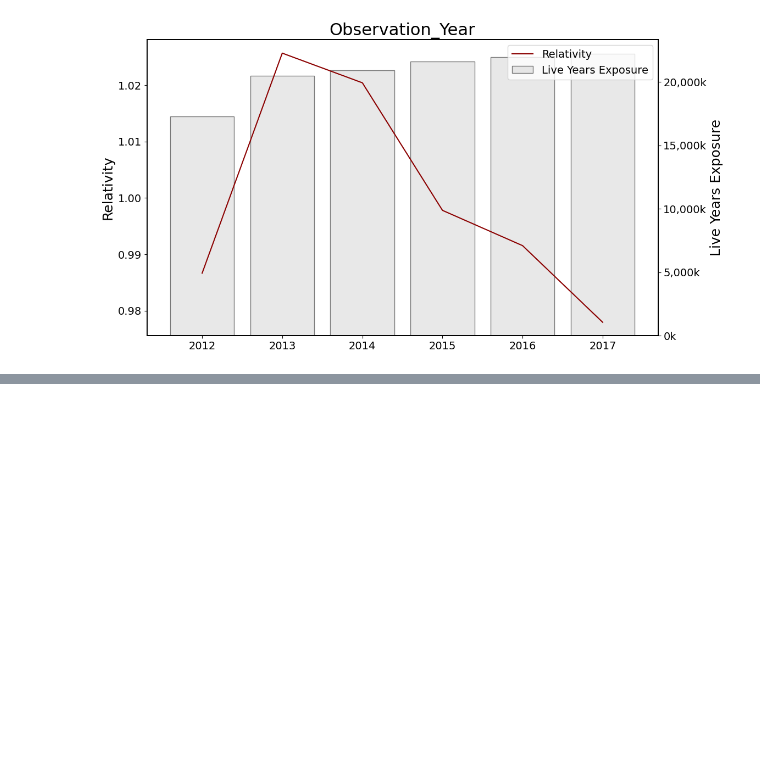
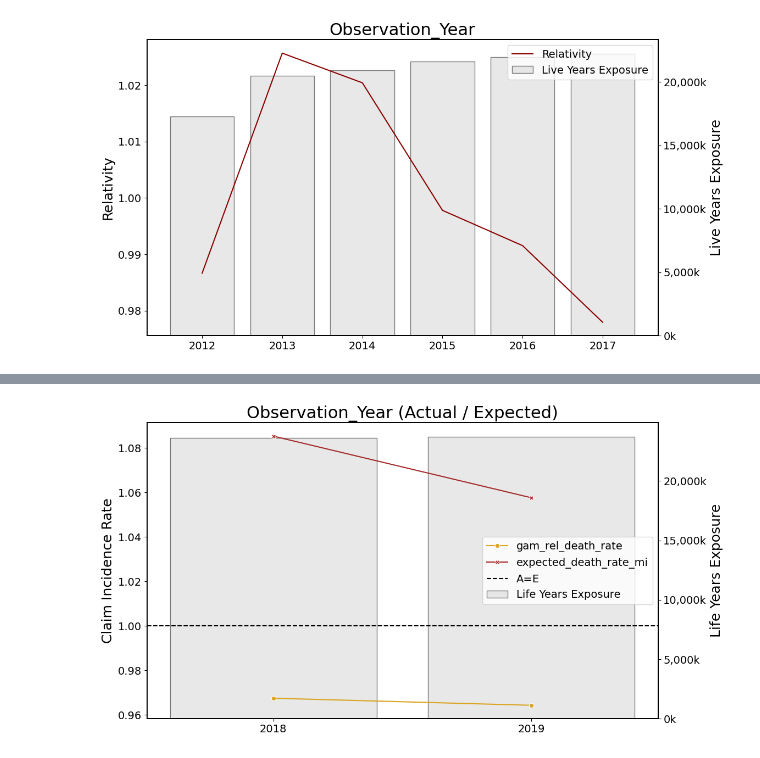
Before and after one commit to ckjackytam/ifoa-ds-health-care-wp, a Jupyter notebook: Python/big-pitch/02 - Single Factor Model.ipynb, the cells around one changed output, grey strips where cells are left out. Drawn from its saved outputs; the diff is of its cells as text; code cells hidden in the pictures; blank space fills up the shorter version.

```diff
--- a/Python/big-pitch/02 - Single Factor Model.ipynb
+++ b/Python/big-pitch/02 - Single Factor Model.ipynb
@@ -49,6 +49,11 @@ target = "act_death_rate"
 holdout = "holdout"
 random_fold = "random_fold"
 
+# Define actual and expected death count columns in the data
+act_death = "Death_Count"
+exp_death = "ExpDth_VBT2015_Cnt"
+exp_death_mi = "ExpDth_VBT2015wMI_Cnt"
+
 # Data
 data_file = "export/Modelling_data (Filtered, Synchronised Attained_Age and Grouped by Selected Features).parquet"
 
@@ -1032,0 +1007,86 @@ for v in single_fact_df["feature"]:
+# %%
+##############################################################################################
+##############################################################################################
+
+y1_label = "Claim Incidence Rate"
+y2_label = "Life Years Exposure"
+
+##############################################################################################
+##############################################################################################
+
+for var in key_features:
+
+    fig, ax = plt.subplots(1, figsize=(12, 7))
+    # Plot incidence rates
+    sns.lineplot(
+        data=risk_agg_dict[var].loc[
+            :, ["gam_rel_death_rate", "expected_death_rate_mi"]
+        ],
+        ax=ax,
+        markers=True,
+        dashes=False,
+        palette=["#DAA520", "#A52A2A"],
+    )
+    ax.axhline(y=1, color="black", linestyle="--", label="A=E")
+
+    # Set title and x and y axes labels and fontsize
+    ax.set_ylabel(y1_label, fontsize=label_fontsize)
+    ax.set_xlabel("")
+    ax.set_title(var + " (Actual / Expected)", fontsize=title_fontsize)
+    ax.tick_params(axis="both", which="major", labelsize=tick_fontsize)
+
+    # Fix the xticker labels if there are decimal places in xtickers when variable should be integers
+    if not isinstance(risk_agg_dict[var].index[0], str):
+        index_has_decimals = any(val % 1 != 0 for val in risk_agg_dict[var].index)
+        ticks_have_decimals = any(tick % 1 != 0 for tick in ax.get_xticks())
+
+        if not index_has_decimals and ticks_have_decimals:
+            ax.set_xticks(risk_agg_dict[var].index)
+            ax.set_xticklabels(risk_agg_dict[var].index)
+
+    # Format x-axis tickers
+    ax.tick_params(
+        axis="x",
+        rotation=(
+            90
+            if isinstance(risk_agg_dict[var].index[0], str)
+            and len(risk_agg_dict[var].index[0]) > 4
+            else 0
+        ),
+    )
+
+    # Create secondary y-axis for exposures
+    ax2 = ax.twinx()
+    ax2.bar(
+        risk_agg_dict[var].index,
+        risk_agg_dict[var][exposure],
+        color="lightgray",
+        alpha=0.5,
+        ec="k",
+        label=y2_label,
+    )
+
+    # Format secondary y-axis ticker
+    ax2.yaxis.set_major_formatter(mtick.FuncFormatter(lambda x, _: f"{x/1000:,.0f}k"))
+    ax2.tick_params(axis="y", which="major", labelsize=tick_fontsize)
+
+    # Combine legends
+    lines, labels = ax.get_legend_handles_labels()
+    bars, bar_labels = ax2.get_legend_handles_labels()
+    ax.legend(
+        lines + bars,
+        labels + bar_labels,
+        loc="best",
+        fontsize=tick_fontsize,
+        facecolor="white",
+    )
+
+    # Set secondary y-axis label
+    ax2.set_ylabel(y2_label, fontsize=label_fontsize)
+
+    # Define order of layering
+    ax.set_zorder(2)
+    ax.patch.set_alpha(0)
+    ax2.set_zorder(1)
+# %% [output]
+[figure, added]
```
Also changed, not shown: parts of 14 cells of this notebook, 3 other files.
